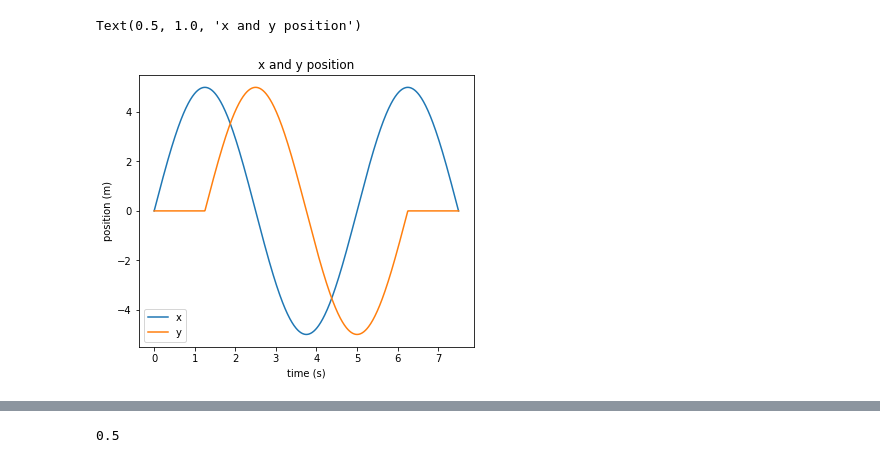
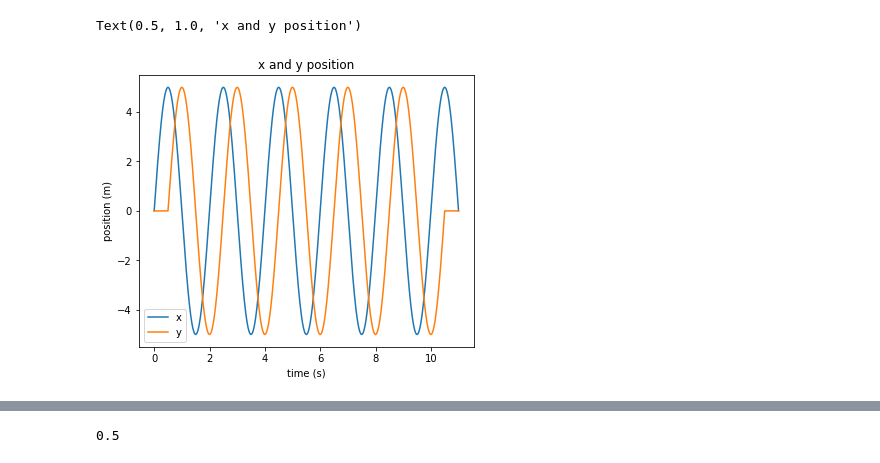
Before and after one commit to zhihuaz0413/fsr_experiments, a Jupyter notebook: test_trajectory/test_traj.ipynb, the cells around one changed output, grey strips where cells are left out. Cells and saved outputs as stored; diff of their text form; code cells hidden in the pictures.

```diff
--- a/test_trajectory/test_traj.ipynb
+++ b/test_trajectory/test_traj.ipynb
@@ -102,26 +105,14 @@ Text(0.5, 1.0, 'theta_y_dotdot')
-# %%
-period = period * 1.5
-t = np.linspace(0, period, int(sample_rate*period))
-x = 5 * np.sin(2*np.pi*frequency*t)
-y = 5 * np.sin(2*np.pi*frequency*t - np.pi/2)
-y[0:int(sample_rate*period/6)] = 0
-y[int(sample_rate*period/6*5):int(sample_rate*period)] = 0
-
-x_dot = 5 * 2*np.pi*frequency * np.cos(2*np.pi*frequency*t)
-y_dot = 5 * 2*np.pi*frequency * np.cos(2*np.pi*frequency*t - np.pi/2)
-y_dot[0:int(sample_rate*period/6)] = 0
-y_dot[int(sample_rate*period/6*5):int(sample_rate*period)] = 0
-
-plt.figure(figsize=(6, 5))
-plt.plot(t, x, label='x')
-plt.plot(t, y, label='y')
-plt.xlabel('time (s)')
-plt.ylabel('position (m)')
-plt.legend()
-plt.title('x and y position')
-# %% [output]
-Text(0.5, 1.0, 'x and y position')
-[figure, removed]
+# %%
+plt.figure(figsize=(6, 5))
+plt.plot(t, theta_x, label='x')
+plt.plot(t, theta_y, label='y')
+plt.xlabel('time (s)')
+plt.ylabel('position (m)')
+plt.legend()
+plt.title('x and y position')
+# %% [output]
+Text(0.5, 1.0, 'x and y position')
+[figure, added]
 # %%
 # slipping
 sample_rate = 100
```
Also changed, not shown: parts of 4 cells of this notebook, 32 other files.
